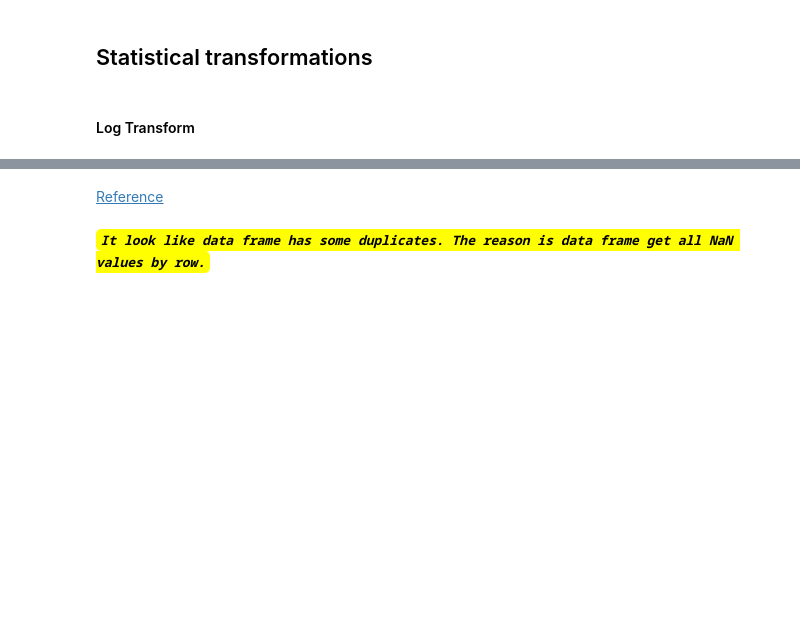
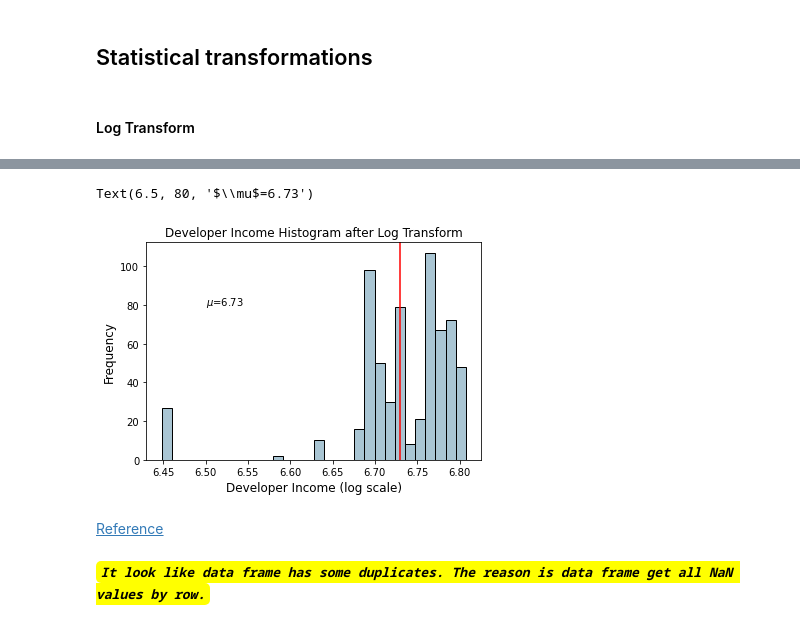
Before and after one commit to EricTsai83/IMBD_data_competition, a Jupyter notebook: Code/EDA.ipynb, the cells around one changed output, grey strips where cells are left out. Cells and saved outputs as stored; diff of their text form; code cells hidden in the pictures; blank space fills up the shorter version.

```diff
--- a/Code/EDA.ipynb
+++ b/Code/EDA.ipynb
@@ -665,3 +697,17 @@ np.log((1+ data_x['clean_pressure22'])).plot()
+# %%
+clean_pressure22_log_mean = np.round(np.mean(clean_pressure22_log), 2)
+fig, ax = plt.subplots()
+clean_pressure22_log.hist(bins=30, color='#A9C5D3',
+                                 edgecolor='black', grid=False)
+plt.axvline(clean_pressure22_log_mean, color='r')
+ax.set_title('Developer Income Histogram after Log Transform',
+             fontsize=12)
+ax.set_xlabel('Developer Income (log scale)', fontsize=12)
+ax.set_ylabel('Frequency', fontsize=12)
+ax.text(6.5, 80, r'$\mu$='+str(clean_pressure22_log_mean), fontsize=10)
+# %% [output]
+Text(6.5, 80, '$\\mu$=6.73')
+[figure, added]
 # %% [markdown]
 [Reference](https://towardsdatascience.com/understanding-feature-engineering-part-1-continuous-numeric-data-da4e47099a7b)
 # %%
```
Also changed, not shown: parts of 12 cells of this notebook.
